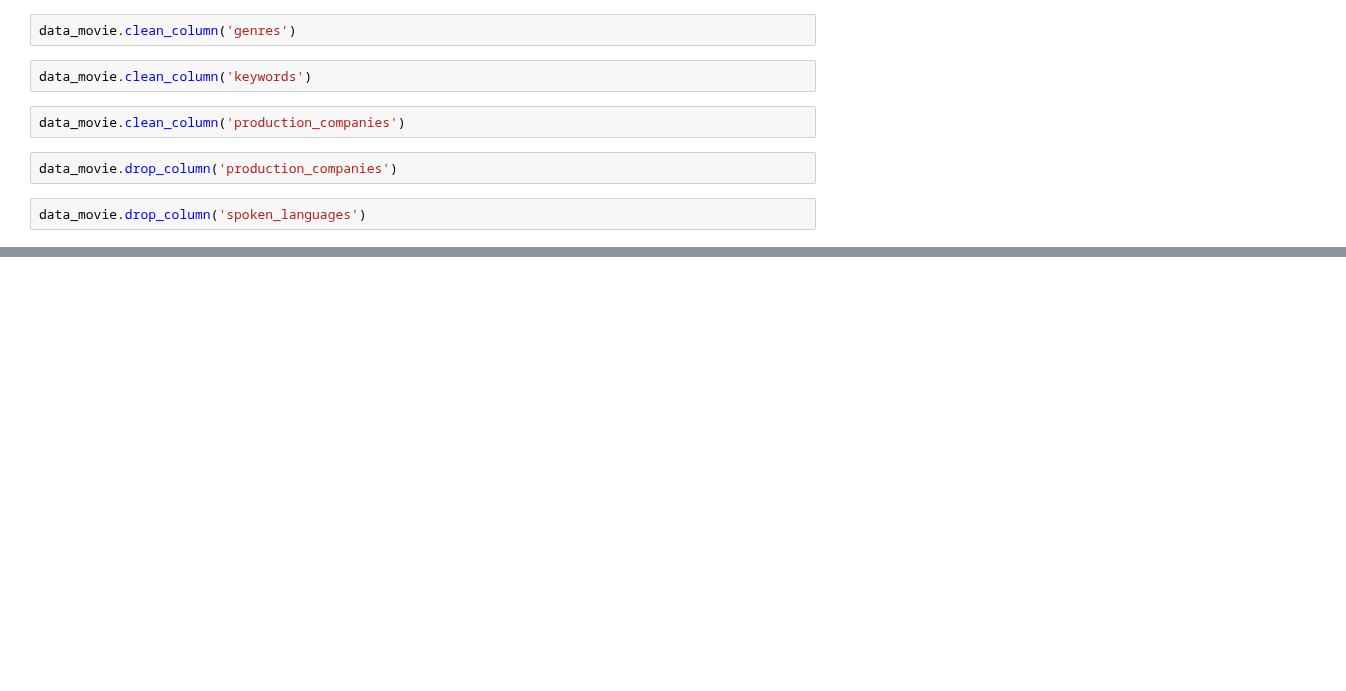
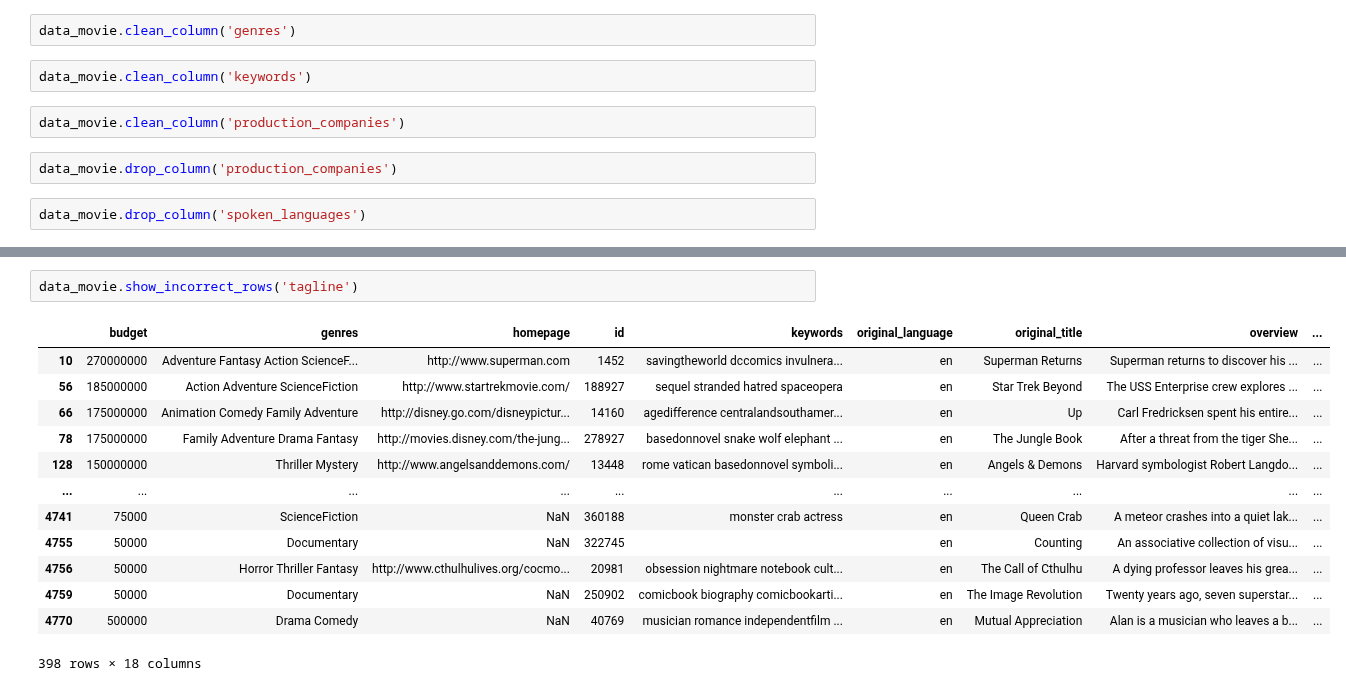
Before and after one commit to tundraparisi/dscoding-projects, a Jupyter notebook: ayagoz.shayakhmetova/CISI-project/cisi_project/import_OOP.ipynb, the cells around one changed output, grey strips where cells are left out. Drawn from its saved outputs; the diff is of its cells as text; blank space fills up the shorter version.

```diff
--- a/ayagoz.shayakhmetova/CISI-project/cisi_project/import_OOP.ipynb
+++ b/ayagoz.shayakhmetova/CISI-project/cisi_project/import_OOP.ipynb
@@ -57,0 +90,16 @@ data_movie.drop_column('spoken_languages')
+# %%
+data_movie.show_incorrect_rows('tagline')
+# %% [output]
+|  | budget | genres | homepage | id | keywords | original_language | original_title | overview | ... |
+| 10 | 270000000 | Adventure Fantasy Action ScienceF... | http://www.superman.com | 1452 | savingtheworld dccomics invulnera... | en | Superman Returns | Superman returns to discover his ... | ... |
+| 56 | 185000000 | Action Adventure ScienceFiction | http://www.startrekmovie.com/ | 188927 | sequel stranded hatred spaceopera | en | Star Trek Beyond | The USS Enterprise crew explores ... | ... |
+| 66 | 175000000 | Animation Comedy Family Adventure | http://disney.go.com/disneypictur... | 14160 | agedifference centralandsouthamer... | en | Up | Carl Fredricksen spent his entire... | ... |
+| 78 | 175000000 | Family Adventure Drama Fantasy | http://movies.disney.com/the-jung... | 278927 | basedonnovel snake wolf elephant ... | en | The Jungle Book | After a threat from the tiger She... | ... |
+| 128 | 150000000 | Thriller Mystery | http://www.angelsanddemons.com/ | 13448 | rome vatican basedonnovel symboli... | en | Angels & Demons | Harvard symbologist Robert Langdo... | ... |
+| ... | ... | ... | ... | ... | ... | ... | ... | ... | ... |
+| 4741 | 75000 | ScienceFiction | NaN | 360188 | monster crab actress | en | Queen Crab | A meteor crashes into a quiet lak... | ... |
+| 4755 | 50000 | Documentary | NaN | 322745 |  | en | Counting | An associative collection of visu... | ... |
+| 4756 | 50000 | Horror Thriller Fantasy | http://www.cthulhulives.org/cocmo... | 20981 | obsession nightmare notebook cult... | en | The Call of Cthulhu | A dying professor leaves his grea... | ... |
+| 4759 | 50000 | Documentary | NaN | 250902 | comicbook biography comicbookarti... | en | The Image Revolution | Twenty years ago, seven superstar... | ... |
+| 4770 | 500000 | Drama Comedy | NaN | 40769 | musician romance independentfilm ... | en | Mutual Appreciation | Alan is a musician who leaves a b... | ... |
+398 rows × 18 columns
```
Also changed, not shown: parts of 8 cells of this notebook, 7 other files.
